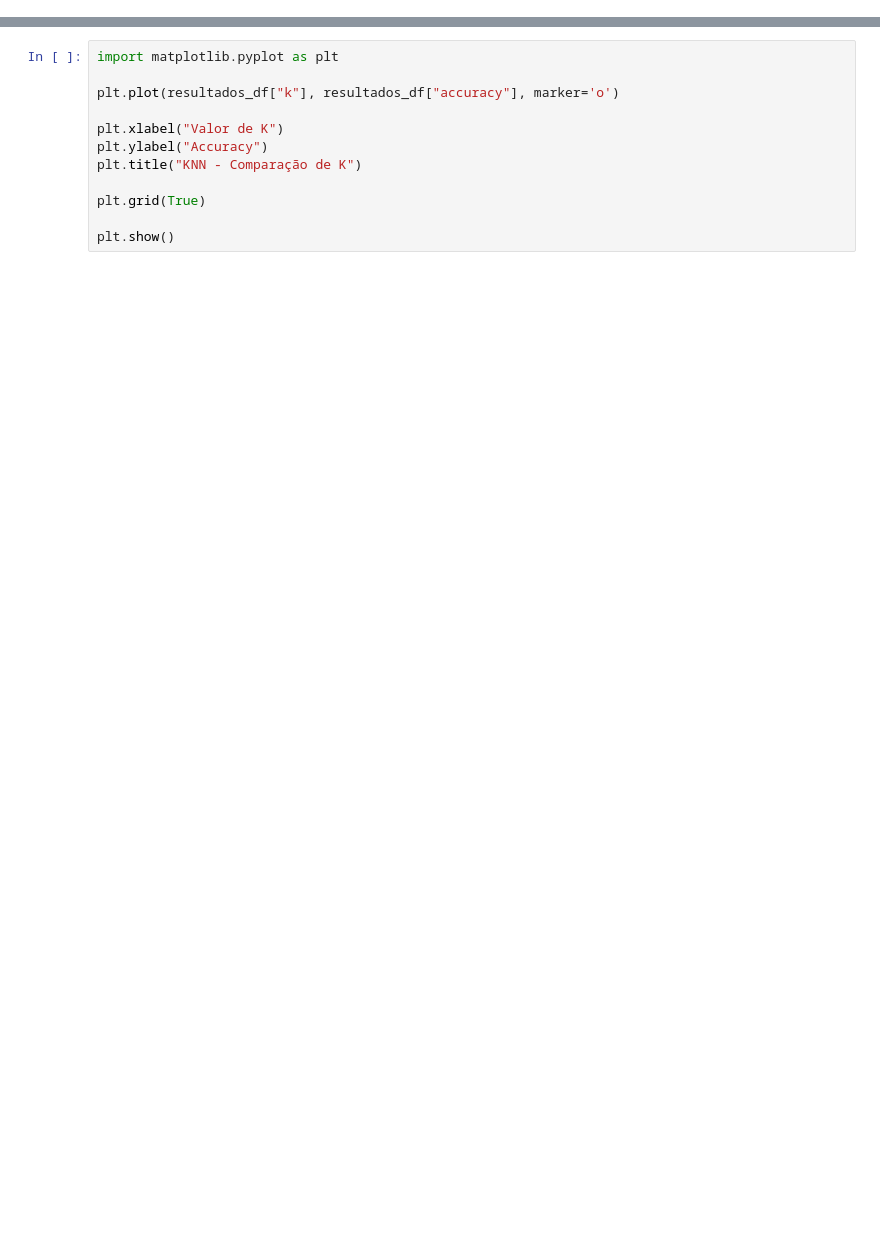
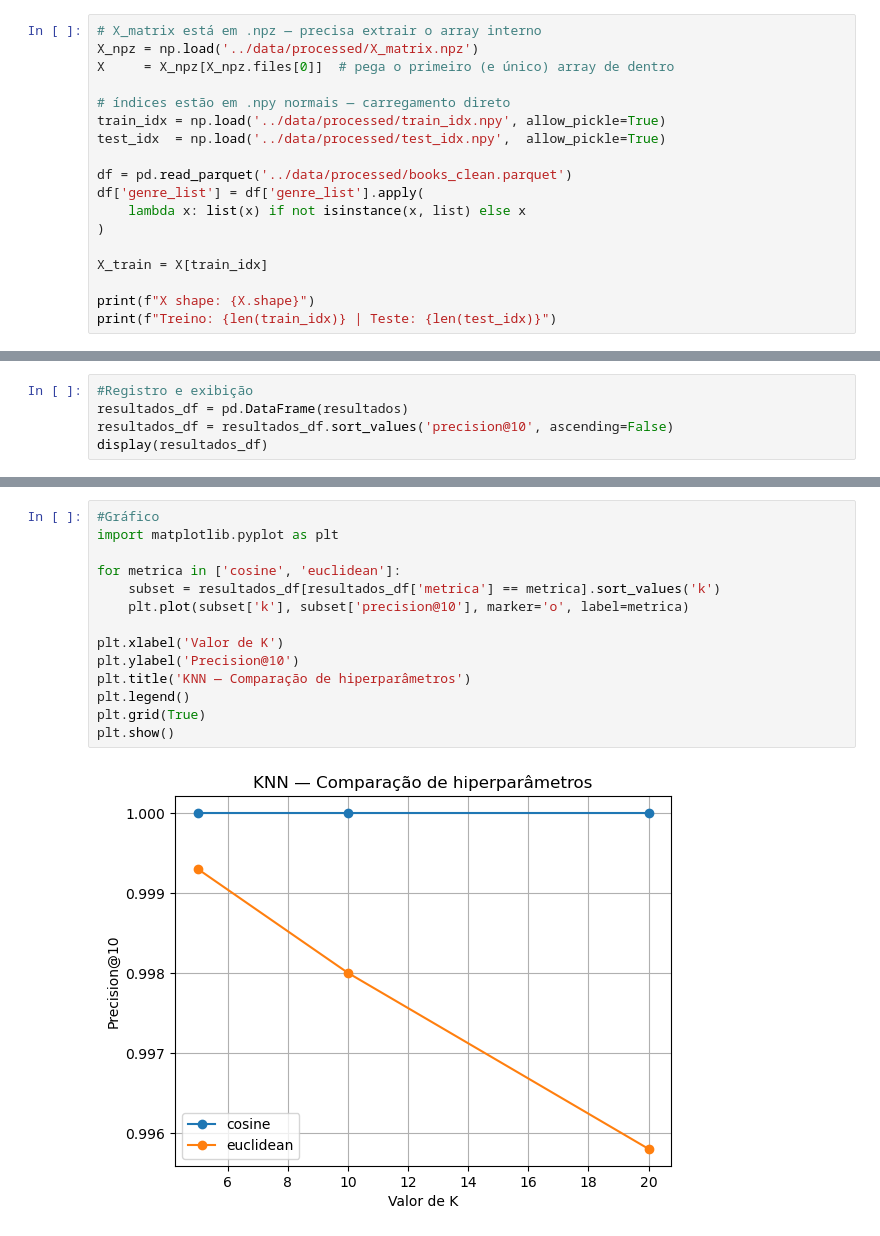
Before and after one commit to clarahelena/EDA-booklog, a Jupyter notebook: Machine Learning/notebooks/KNN.ipynb, the cells around one changed output, grey strips where cells are left out. Cells and saved outputs as stored; diff of their text form; blank space fills up the shorter version.

Commit message:
Update KNN + SVD + Evaluation + Results

```diff
--- a/Machine Learning/notebooks/KNN.ipynb
+++ b/Machine Learning/notebooks/KNN.ipynb
@@ -84,0 +15,18 @@ print(f"Accuracy = {melhor['accuracy']:.4f}")
+# %%
+# X_matrix está em .npz — precisa extrair o array interno
+X_npz = np.load('../data/processed/X_matrix.npz')
+X     = X_npz[X_npz.files[0]]  # pega o primeiro (e único) array de dentro
+
+# índices estão em .npy normais — carregamento direto
+train_idx = np.load('../data/processed/train_idx.npy', allow_pickle=True)
+test_idx  = np.load('../data/processed/test_idx.npy',  allow_pickle=True)
+
+df = pd.read_parquet('../data/processed/books_clean.parquet')
+df['genre_list'] = df['genre_list'].apply(
+    lambda x: list(x) if not isinstance(x, list) else x
+)
+
+X_train = X[train_idx]
+
+print(f"X shape: {X.shape}")
+print(f"Treino: {len(train_idx)} | Teste: {len(test_idx)}")
@@ -84,0 +121,5 @@ print(f"Accuracy = {melhor['accuracy']:.4f}")
+# %%
+#Registro e exibição
+resultados_df = pd.DataFrame(resultados)
+resultados_df = resultados_df.sort_values('precision@10', ascending=False)
+display(resultados_df)
@@ -85,12 +144,16 @@ print(f"Accuracy = {melhor['accuracy']:.4f}")
 # %%
+#Gráfico
 import matplotlib.pyplot as plt
 
-plt.plot(resultados_df["k"], resultados_df["accuracy"], marker='o')
+for metrica in ['cosine', 'euclidean']:
+    subset = resultados_df[resultados_df['metrica'] == metrica].sort_values('k')
+    plt.plot(subset['k'], subset['precision@10'], marker='o', label=metrica)
 
-plt.xlabel("Valor de K")
-plt.ylabel("Accuracy")
-plt.title("KNN - Comparação de K")
-
+plt.xlabel('Valor de K')
+plt.ylabel('Precision@10')
+plt.title('KNN — Comparação de hiperparâmetros')
+plt.legend()
 plt.grid(True)
-
 plt.show()
+# %% [output]
+[figure, added]
```
Also changed, not shown: parts of 25 cells of this notebook, 4 other files.
